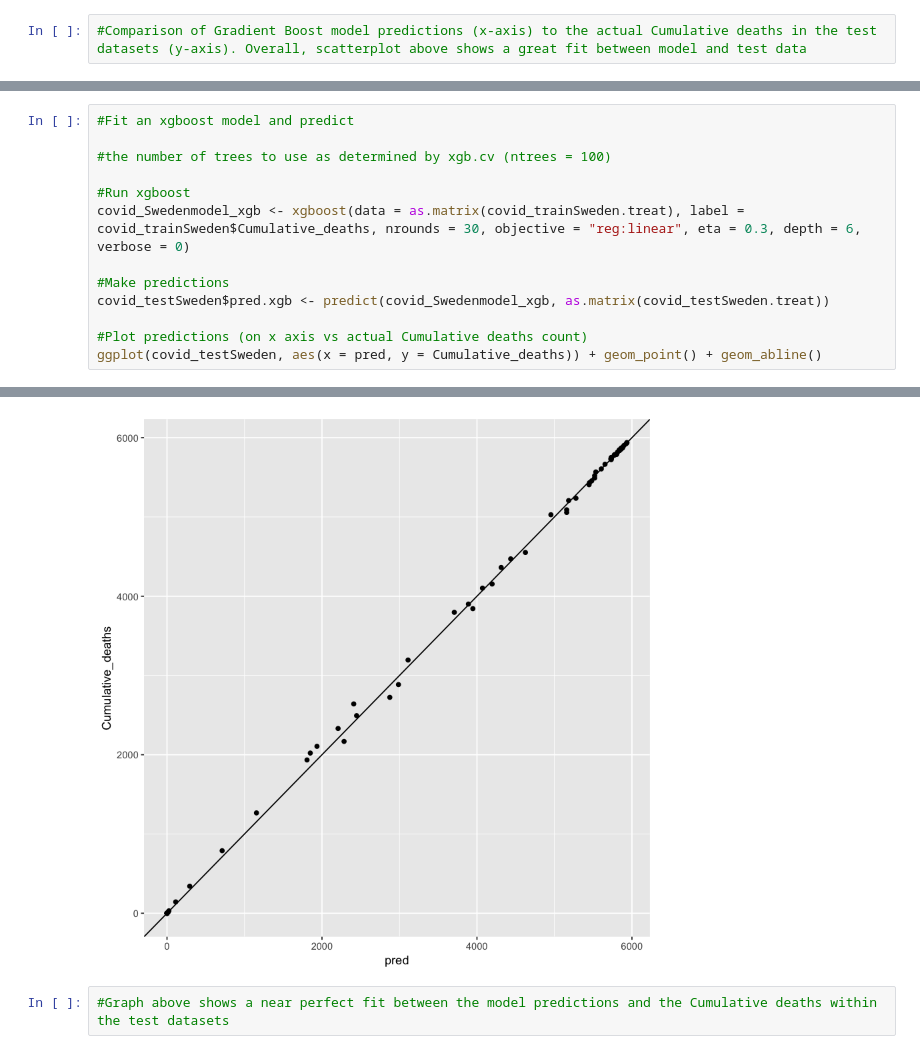
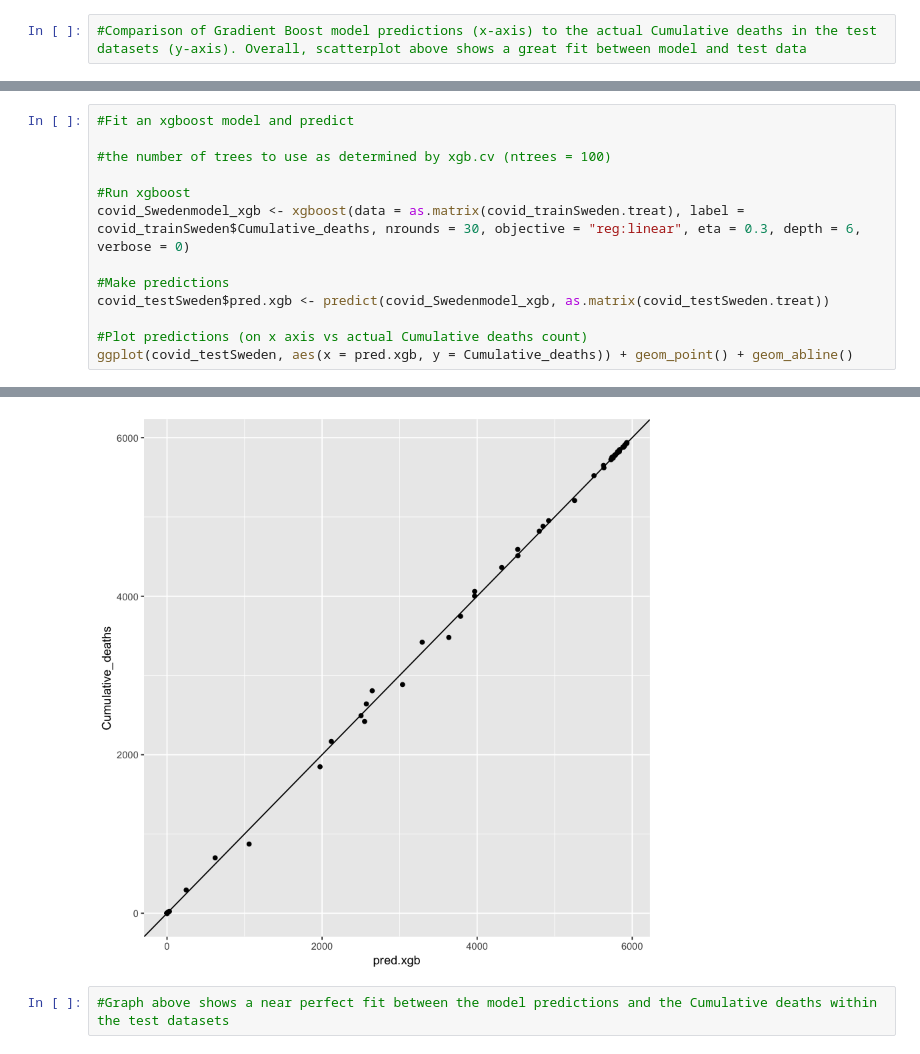
Before and after one commit to ada-nwobodo/COVID19-Prediction-Project-, a Jupyter notebook: COVID-19PredictionProject.ipynb, the cells around one changed output, grey strips where cells are left out. Cells and saved outputs as stored; diff of their text form.

```diff
--- a/COVID-19PredictionProject.ipynb
+++ b/COVID-19PredictionProject.ipynb
@@ -1379,5 +1179,5 @@ covid_Swedenmodel_xgb <- xgboost(data = as.matrix(covid_trainSweden.treat), labe
 covid_testSweden$pred.xgb <- predict(covid_Swedenmodel_xgb, as.matrix(covid_testSweden.treat))
 
 #Plot predictions (on x axis vs actual Cumulative deaths count)
-ggplot(covid_testSweden, aes(x = pred, y = Cumulative_deaths)) + geom_point() + geom_abline()
+ggplot(covid_testSweden, aes(x = pred.xgb, y = Cumulative_deaths)) + geom_point() + geom_abline()
 # %% [output]
@@ -1386,8 +1186,8 @@ ggplot(covid_testSweden, aes(x = pred, y = Cumulative_deaths)) + geom_point() +
 Parameters: { depth } might not be used.
 
   This may not be accurate due to some parameters are only used in language bindings but
   passed down to XGBoost core.  Or some parameters are not used but slip through this
   verification. Please open an issue if you find above cases.
-[figure, old version]
+[figure, new version]
 # %%
 #Graph above shows a near perfect fit between the model predictions and the Cumulative deaths within the test datasets
```
Also changed, not shown: parts of 71 cells of this notebook, 1 other file.
